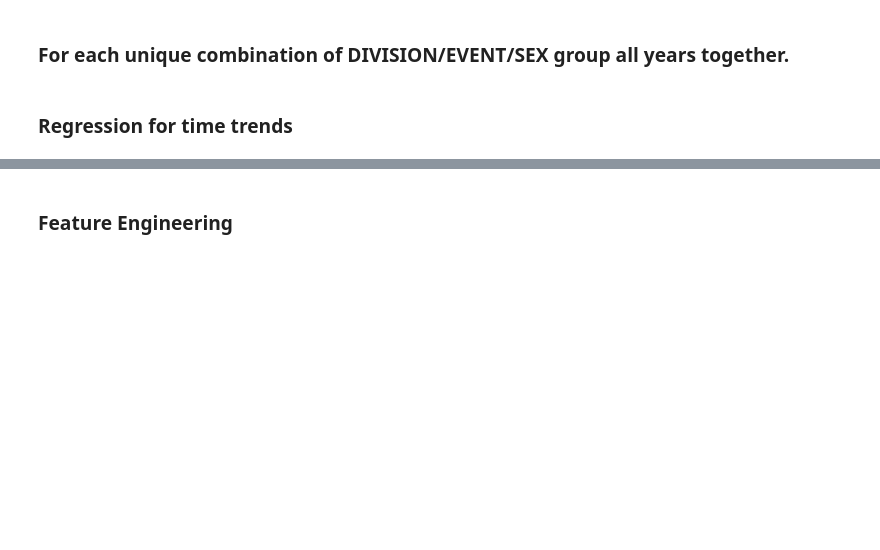
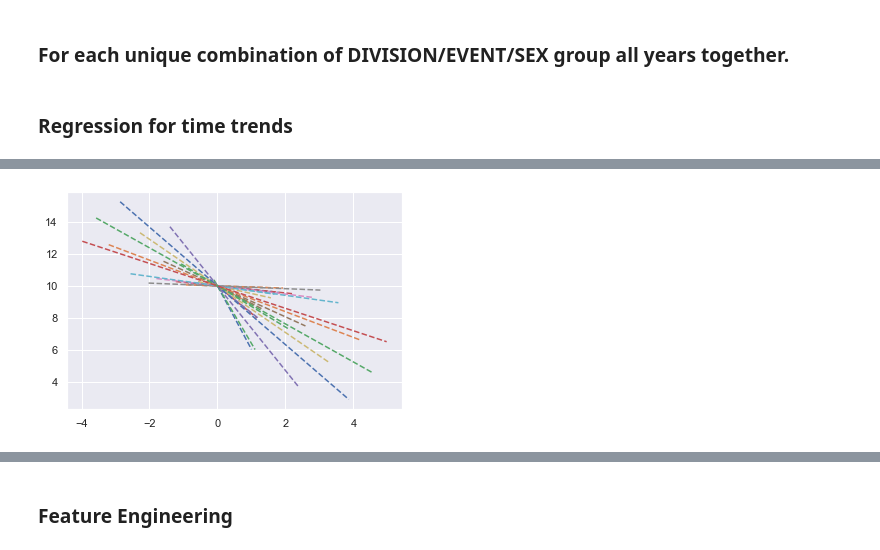
Before and after one commit to avisokay/NCAATF, a Jupyter notebook: tfrrs_analyis.ipynb, the cells around one changed output, grey strips where cells are left out. Cells and saved outputs as stored; diff of their text form; code cells hidden in the pictures; blank space fills up the shorter version.

```diff
--- a/tfrrs_analyis.ipynb
+++ b/tfrrs_analyis.ipynb
@@ -107,0 +153,5 @@ ValueError: The truth value of a Series is ambiguous. Use a.empty, a.bool(), a.i
+# %%
+for i in distance_slope:
+    abline(i, 10)
+# %% [output]
+[figure, added]
```
Also changed, not shown: parts of 23 cells of this notebook.
